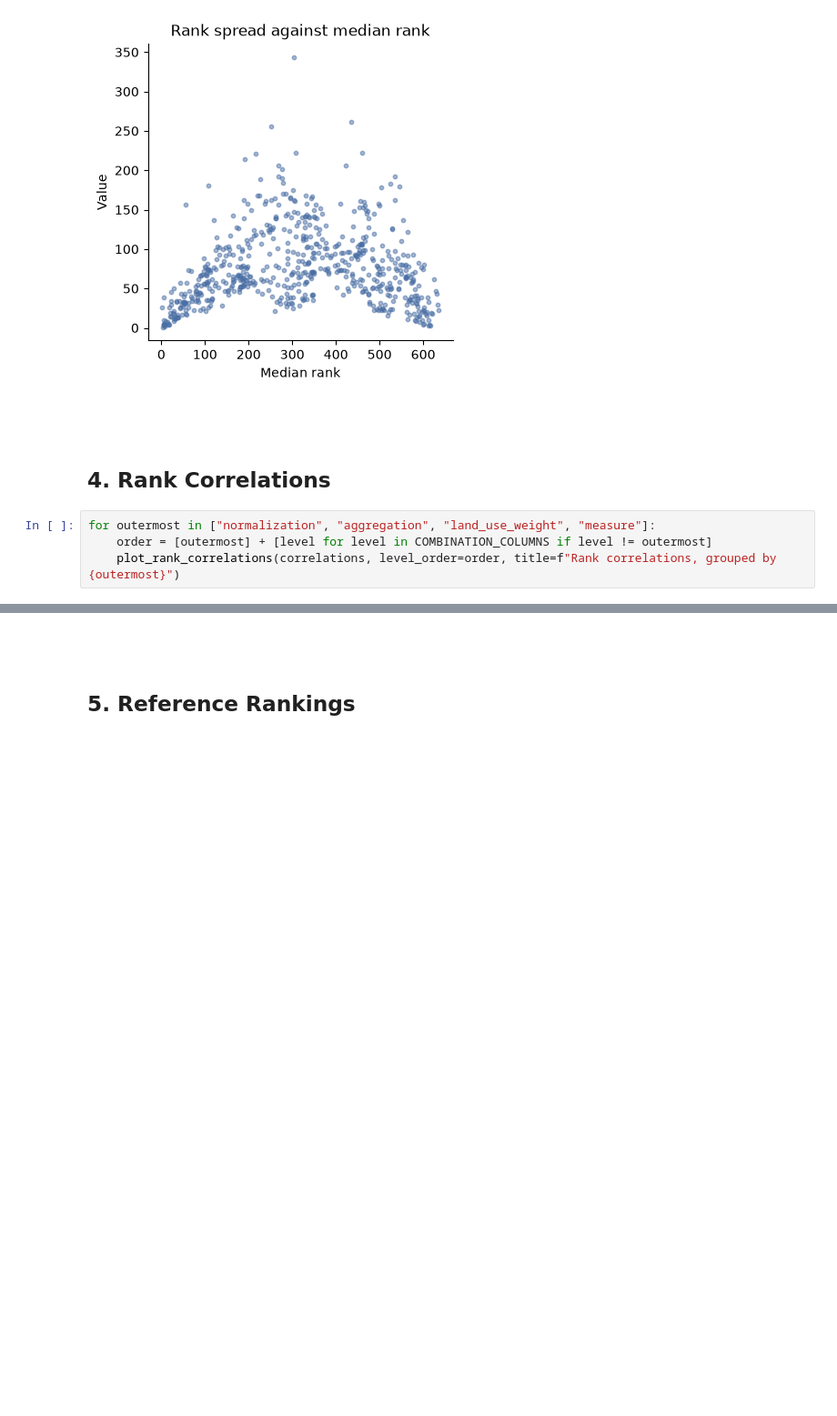
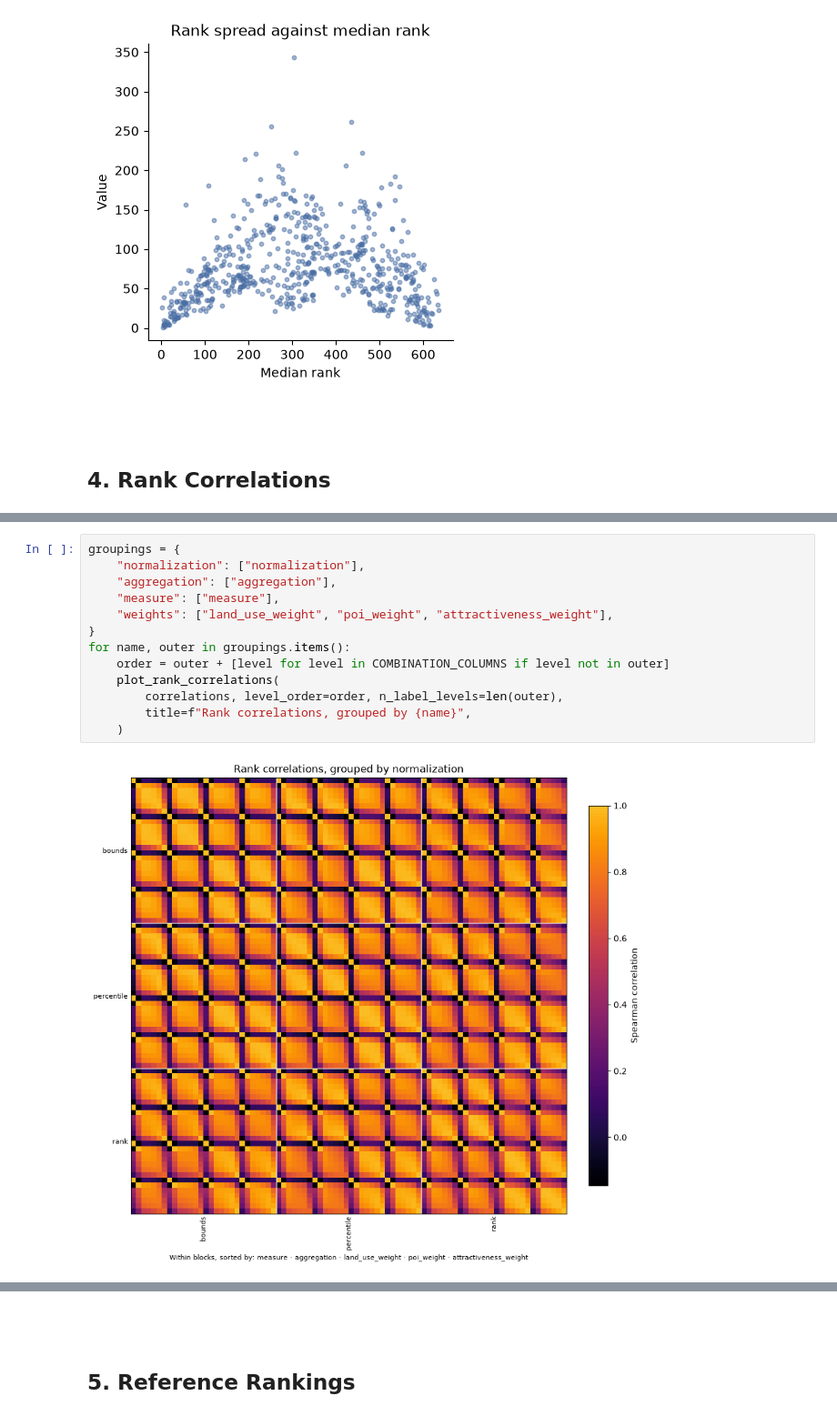
Before and after one commit to sanderengel/bikenwsplendor, a Jupyter notebook: notebooks/plotting/link_scores.ipynb, the cells around one changed output, grey strips where cells are left out. Shown at 91% size. Drawn from its saved outputs; the diff is of its cells as text; blank space fills up the shorter version.

Commit message:
chore(plotting): group rank correlation heatmaps by weight tuple

```diff
--- a/notebooks/plotting/link_scores.ipynb
+++ b/notebooks/plotting/link_scores.ipynb
@@ -145,7 +145,3 @@ summary.nsmallest(20, "median_rank")[["edge_id", "median_rank", "iqr_rank", "min
 <br><br>
 
 ## 4. Rank Correlations
-# %%
-for outermost in ["normalization", "aggregation", "land_use_weight", "measure"]:
-    order = [outermost] + [level for level in COMBINATION_COLUMNS if level != outermost]
-    plot_rank_correlations(correlations, level_order=order, title=f"Rank correlations, grouped by {outermost}")
@@ -156,0 +148,15 @@ for outermost in ["normalization", "aggregation", "land_use_weight", "measure"]:
+# %%
+groupings = {
+    "normalization": ["normalization"],
+    "aggregation": ["aggregation"],
+    "measure": ["measure"],
+    "weights": ["land_use_weight", "poi_weight", "attractiveness_weight"],
+}
+for name, outer in groupings.items():
+    order = outer + [level for level in COMBINATION_COLUMNS if level not in outer]
+    plot_rank_correlations(
+        correlations, level_order=order, n_label_levels=len(outer),
+        title=f"Rank correlations, grouped by {name}",
+    )
+# %% [output]
+[figure, added]
```
Also changed, not shown: parts of 2 cells of this notebook.
